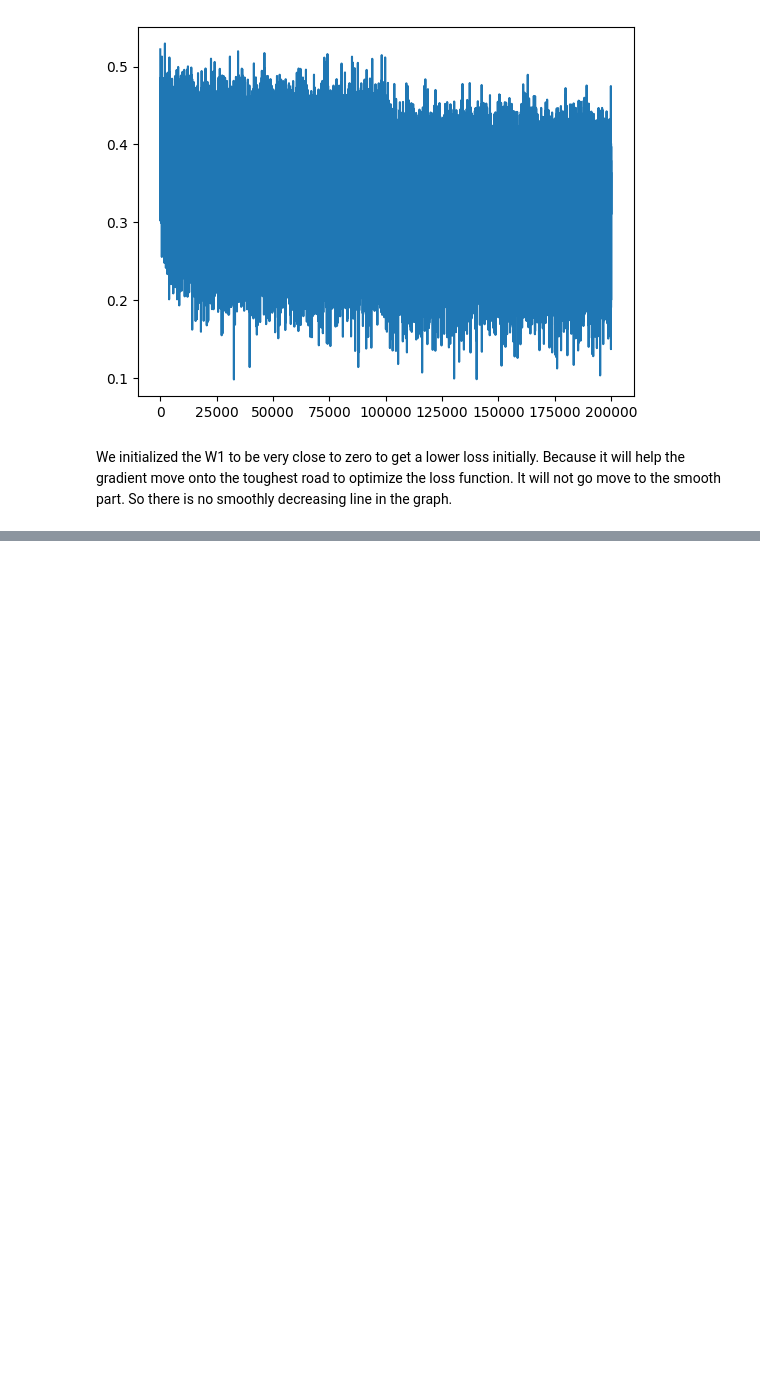
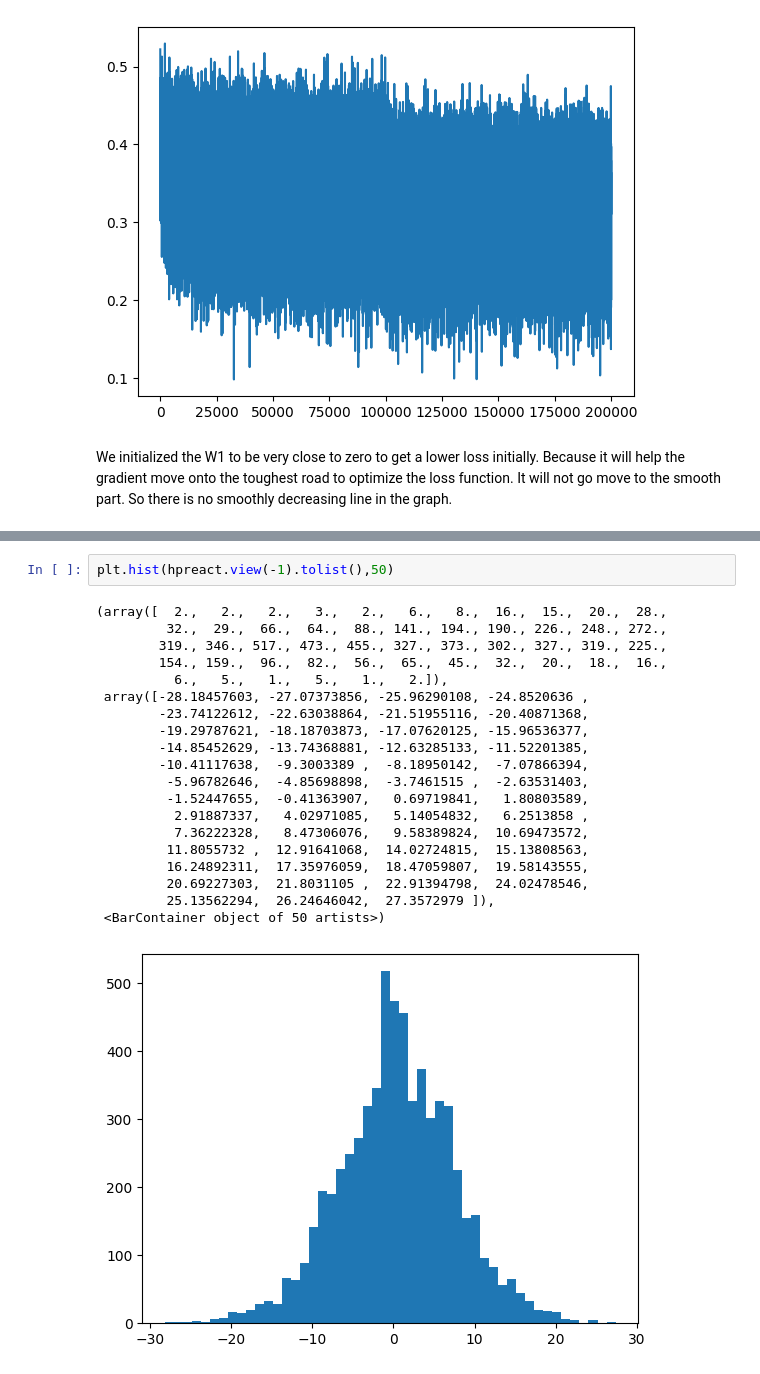
Before and after one commit to Samin-Sadaf7/NN_works, a Jupyter notebook: makemore_v3_mlp_v2.ipynb, the cells around one changed output, grey strips where cells are left out. Saved outputs shown, nothing was run; the diff lists cells and outputs as text; blank space fills up the shorter version.

```diff
--- a/makemore_v3_mlp_v2.ipynb
+++ b/makemore_v3_mlp_v2.ipynb
@@ -203,0 +187,23 @@ h.view(-1).tolist()
+# %%
+plt.hist(hpreact.view(-1).tolist(),50)
+# %% [output]
+(array([  2.,   2.,   2.,   3.,   2.,   6.,   8.,  16.,  15.,  20.,  28.,
+         32.,  29.,  66.,  64.,  88., 141., 194., 190., 226., 248., 272.,
+        319., 346., 517., 473., 455., 327., 373., 302., 327., 319., 225.,
+        154., 159.,  96.,  82.,  56.,  65.,  45.,  32.,  20.,  18.,  16.,
+          6.,   5.,   1.,   5.,   1.,   2.]),
+ array([-28.18457603, -27.07373856, -25.96290108, -24.8520636 ,
+        -23.74122612, -22.63038864, -21.51955116, -20.40871368,
+        -19.29787621, -18.18703873, -17.07620125, -15.96536377,
+        -14.85452629, -13.74368881, -12.63285133, -11.52201385,
+        -10.41117638,  -9.3003389 ,  -8.18950142,  -7.07866394,
+         -5.96782646,  -4.85698898,  -3.7461515 ,  -2.63531403,
+         -1.52447655,  -0.41363907,   0.69719841,   1.80803589,
+          2.91887337,   4.02971085,   5.14054832,   6.2513858 ,
+          7.36222328,   8.47306076,   9.58389824,  10.69473572,
+         11.8055732 ,  12.91641068,  14.02724815,  15.13808563,
+         16.24892311,  17.35976059,  18.47059807,  19.58143555,
+         20.69227303,  21.8031105 ,  22.91394798,  24.02478546,
+         25.13562294,  26.24646042,  27.3572979 ]),
+ <BarContainer object of 50 artists>)
+[figure, added]
```
Also changed, not shown: parts of 6 cells of this notebook.
